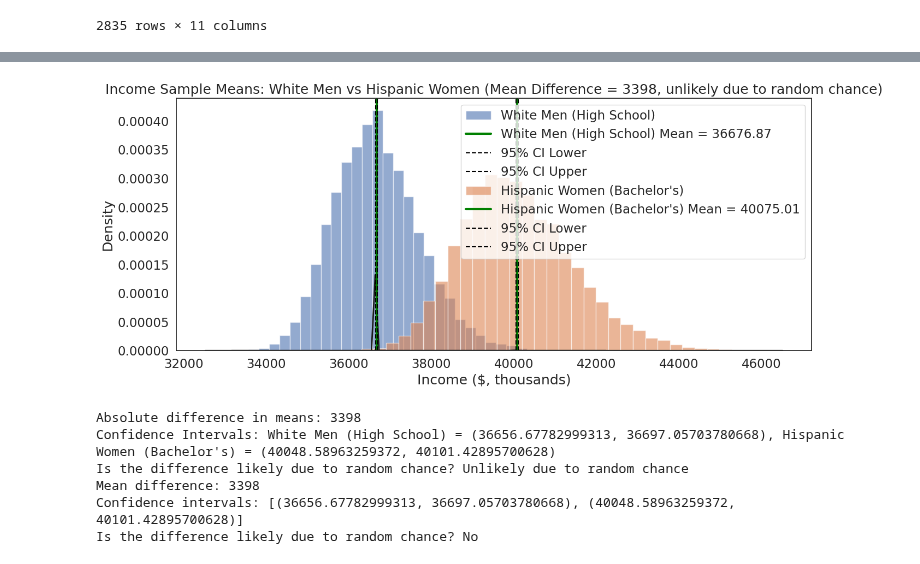
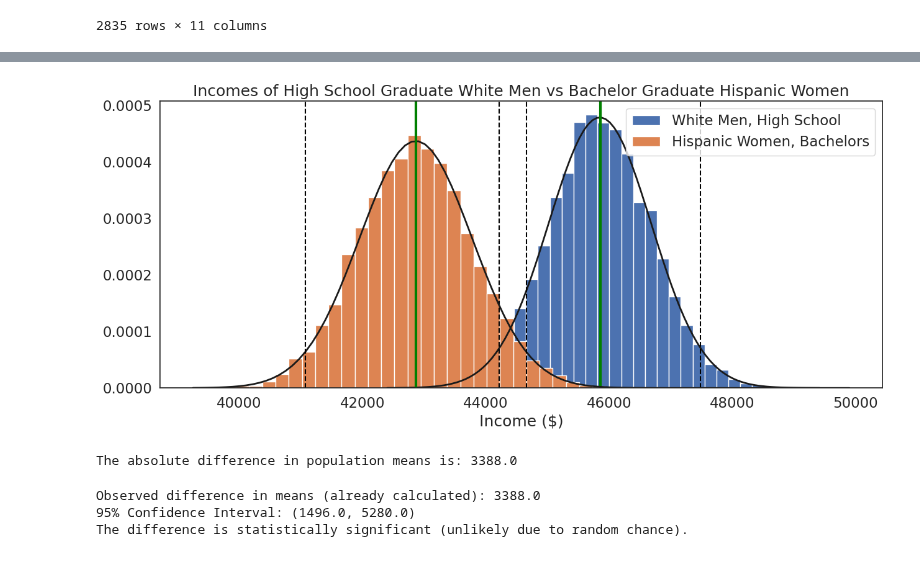
Before and after one commit to laiacoder/QM2, a Jupyter notebook: W5_Distributions_and_Basic_Statistics.ipynb, the cells around one changed output, grey strips where cells are left out. Cells and saved outputs as stored; diff of their text form; code cells hidden in the pictures.

```diff
--- a/W5_Distributions_and_Basic_Statistics.ipynb
+++ b/W5_Distributions_and_Basic_Statistics.ipynb
@@ -927,21 +784,35 @@ def two_hist_with_mean_diff_and_ci(groups, group_labs, xlab, title):
-# %%
-# Call the function for White Men and Hispanic Women
-mean_diff, ci_values, overlap = two_hist_with_mean_diff_and_ci(
-    [df2, df3],  # The two filtered dataframes
-    ['White Men (High School)', 'Hispanic Women (Bachelor\'s)'],  # Labels for the groups
-    'Income ($, thousands)',  # Label for the x-axis
-    'Income Sample Means: White Men vs Hispanic Women'  # Title for the plot
-)
-
-# Output the results
-print(f"Mean difference: {mean_diff}")
-print(f"Confidence intervals: {ci_values}")
-print(f"Is the difference likely due to random chance? {'Yes' if overlap else 'No'}")
-# %% [output]
-[figure, removed]
-Absolute difference in means: 3398
-Confidence Intervals: White Men (High School) = (36656.67782999313, 36697.05703780668), Hispanic Women (Bachelor's) = (40048.58963259372, 40101.42895700628)
-Is the difference likely due to random chance? Unlikely due to random chance
-Mean difference: 3398
-Confidence intervals: [(36656.67782999313, 36697.05703780668), (40048.58963259372, 40101.42895700628)]
-Is the difference likely due to random chance? No
+# %%
+#3. Use the two_hist() function above to plot these two income groups against each other.
+white_men_highschool = df[(df['sex'] == 1) & (df['race'] == 1) & (df['sch'] == 12)]['incwage']
+
+
+hispanic_women_bach = df[(df['sex'] == 2) & (df['race'] == 3) & (df['sch'] == 16)]['incwage']
+
+two_hist([white_men_highschool, hispanic_women_bach], ['White Men, High School', 'Hispanic Women, Bachelors'],'Income ($)', 'Incomes of High School Graduate White Men vs Bachelor Graduate Hispanic Women')
+# %% [output]
+[figure, added]
+# %%
+# 4. Modify the function to ascertain the absolute difference in population means (i.e., the mean of sample means) between these two groups. Round the result to an integer.
+
+abs_diff = abs(df2['incwage'].mean() - df3['incwage'].mean())
+abs_diff = round(abs_diff, 0)
+print(f"The absolute difference in population means is: {abs_diff}")
+# %% [output]
+The absolute difference in population means is: 3388.0
+# %%
+# 5. Is this difference likely to occur due to random chance? Answer using a 95% confidence interval.
+
+lower_bound = abs_diff - 1.96 * (df2['incwage'].std() / np.sqrt(len(df2)) + df3['incwage'].std() / np.sqrt(len(df3)))
+upper_bound = abs_diff + 1.96 * (df2['incwage'].std() / np.sqrt(len(df2)) + df3['incwage'].std() / np.sqrt(len(df3)))
+
+print(f"Observed difference in means (already calculated): {round(abs_diff, 2)}")
+print(f"95% Confidence Interval: ({round(lower_bound, 2)}, {round(upper_bound, 2)})")
+
+if lower_bound > 0:
+    print("The difference is statistically significant (unlikely due to random chance).")
+else:
+    print("The difference is not statistically significant (likely due to random chance).")
+# %% [output]
+Observed difference in means (already calculated): 3388.0
+95% Confidence Interval: (1496.0, 5280.0)
+The difference is statistically significant (unlikely due to random chance).
```
Also changed, not shown: parts of 13 cells of this notebook.
